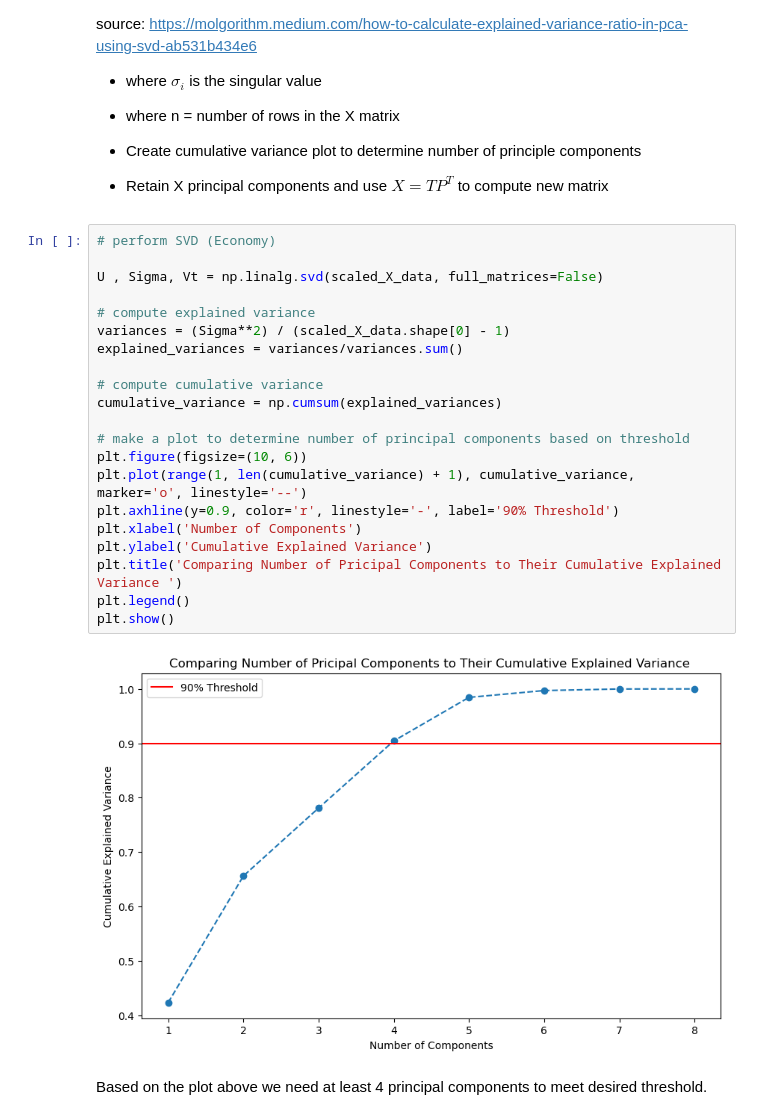
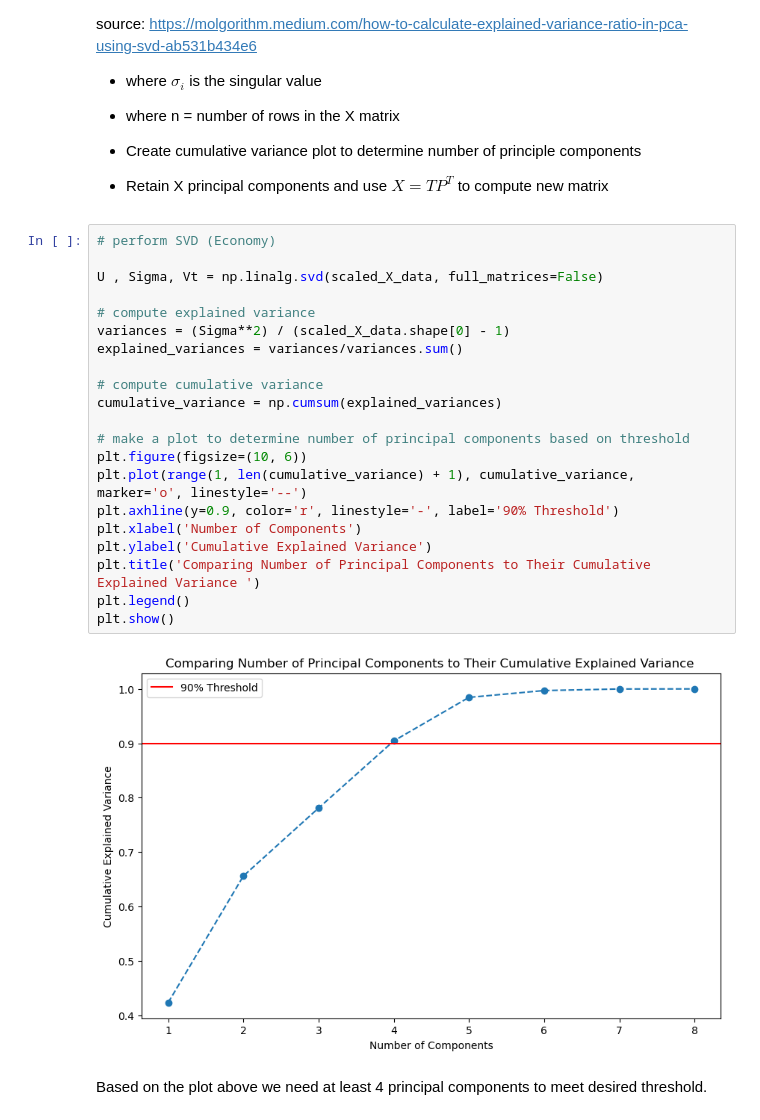
Before and after one commit to alexdiabliu/gpu-perf-metrics-4H03, a Jupyter notebook: Preproccess_manual.ipynb, the cells around one changed output. Saved outputs shown, nothing was run; the diff lists cells and outputs as text.

Commit message:
fix typo in plot

```diff
--- a/Preproccess_manual.ipynb
+++ b/Preproccess_manual.ipynb
@@ -104,26 +104,26 @@ source: https://molgorithm.medium.com/how-to-calculate-explained-variance-ratio-
 # %%
 # perform SVD (Economy)
 
 U , Sigma, Vt = np.linalg.svd(scaled_X_data, full_matrices=False)
 
 # compute explained variance
 variances = (Sigma**2) / (scaled_X_data.shape[0] - 1)
 explained_variances = variances/variances.sum()
 
 # compute cumulative variance
 cumulative_variance = np.cumsum(explained_variances)
 
 # make a plot to determine number of principal components based on threshold
 plt.figure(figsize=(10, 6))
 plt.plot(range(1, len(cumulative_variance) + 1), cumulative_variance, marker='o', linestyle='--')
 plt.axhline(y=0.9, color='r', linestyle='-', label='90% Threshold')
 plt.xlabel('Number of Components')
 plt.ylabel('Cumulative Explained Variance')
-plt.title('Comparing Number of Pricipal Components to Their Cumulative Explained Variance ')
+plt.title('Comparing Number of Principal Components to Their Cumulative Explained Variance ')
 plt.legend()
 plt.show()
 # %% [output]
-[figure, old version]
+[figure, new version]
 # %% [markdown]
 Based on the plot above we need at least 4 principal components to meet desired threshold.
 # %%
```
Also changed, not shown: parts of 1 cell of this notebook.
